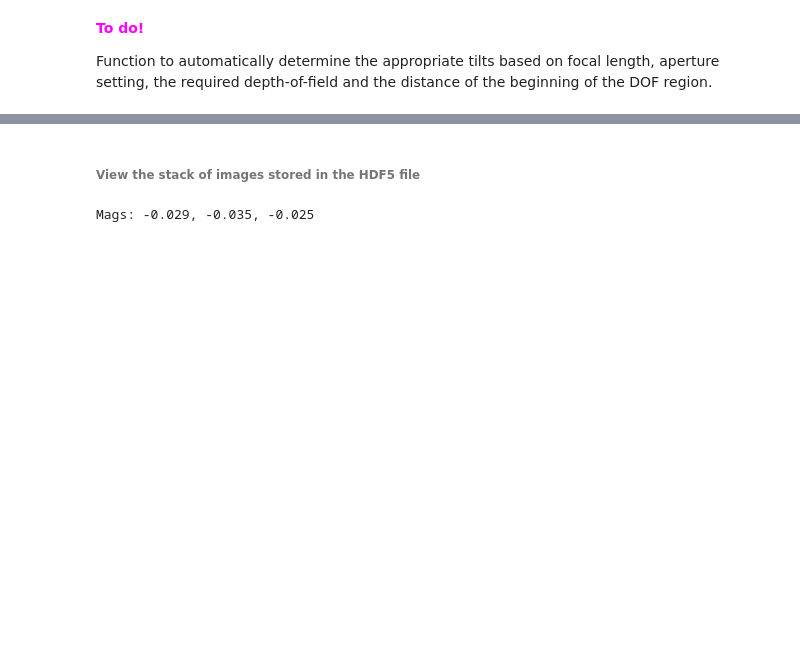
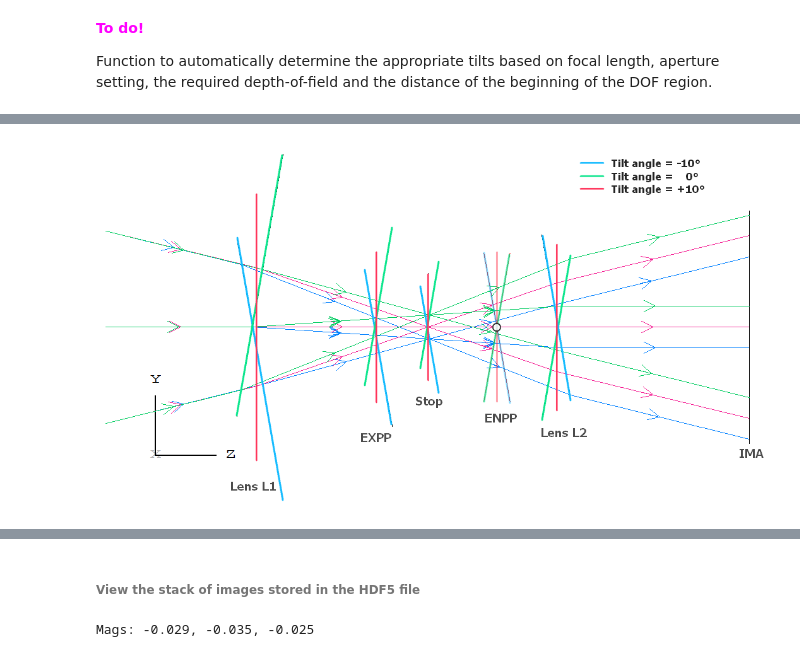
Before and after one commit to indranilsinharoy/cosi2016_omnifocus, a Jupyter notebook: omnifocus_simulation.ipynb, the cells around one changed output, grey strips where cells are left out. Drawn from its saved outputs; the diff is of its cells as text; code cells hidden in the pictures; blank space fills up the shorter version.

```diff
--- a/omnifocus_simulation.ipynb
+++ b/omnifocus_simulation.ipynb
@@ -449,3 +452,7 @@ Function to automatically determine the appropriate tilts based on focal length,
+# %%
+display.Image(filename='./images/lens_tilts_configurations.png', width=825)
+# %% [output]
+[figure, added]
 # %%
 # In the setup of the lens, it is expected that the first surface in the LDE (OBJ or
 # surfNum=0) is the object surface, following which is the dummy surface for rendering
```
Also changed, not shown: parts of 57 cells of this notebook, 6 other files.
